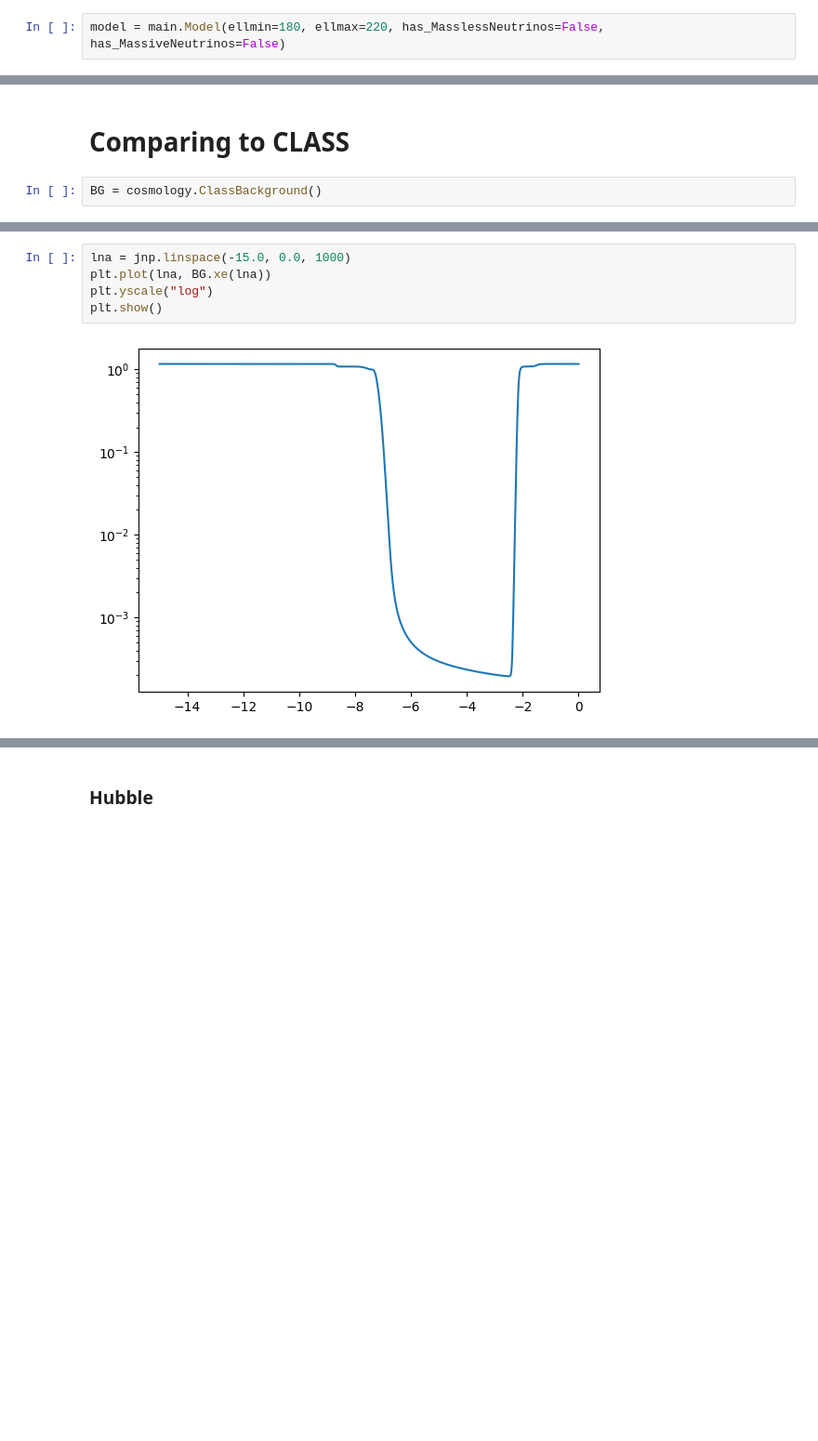
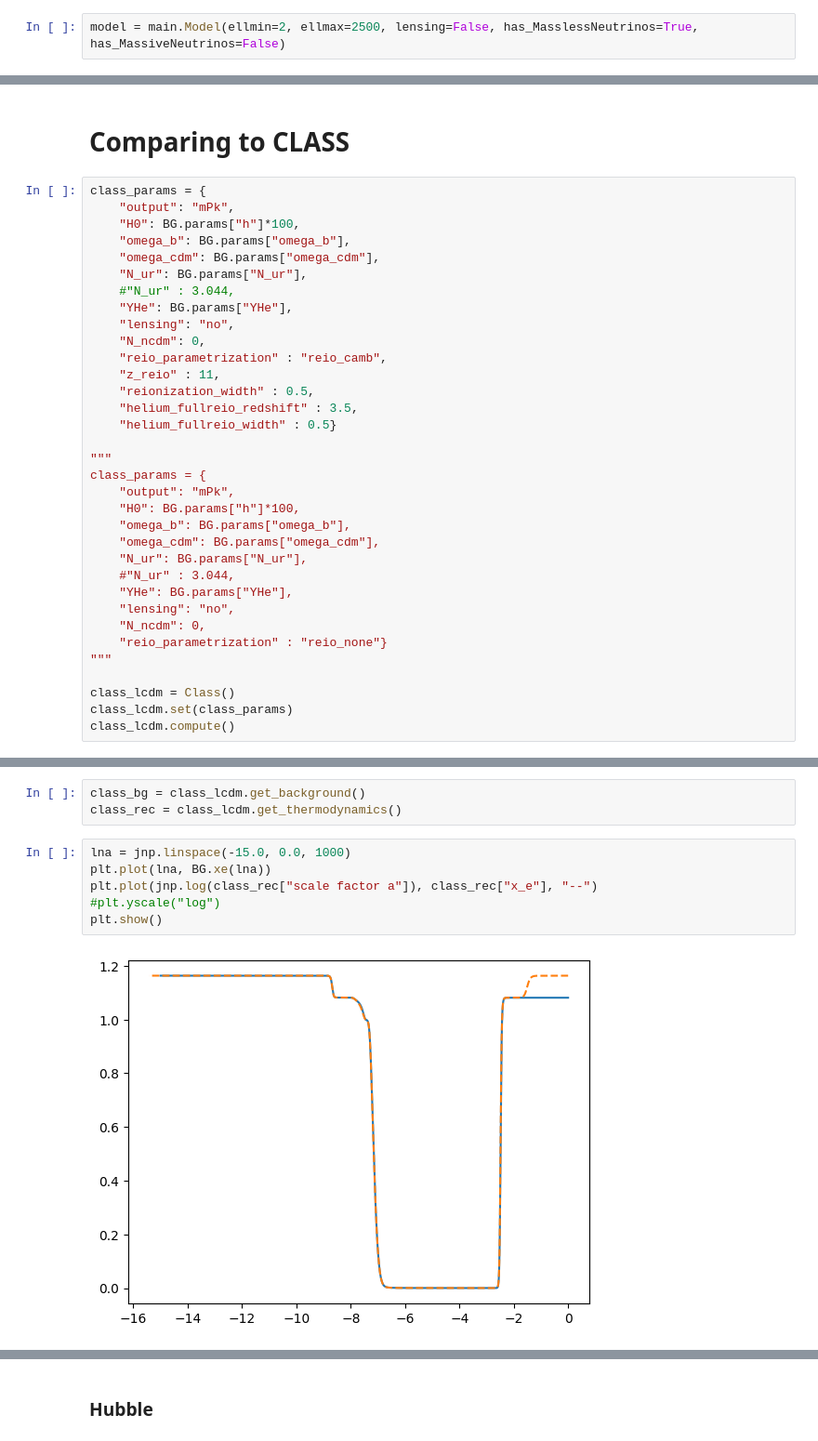
Before and after one commit to TonyZhou729/ABCMB, a Jupyter notebook: Module_Tests/background_test.ipynb, the cells around one changed output, grey strips where cells are left out. Shown at 93% size. Drawn from its saved outputs; the diff is of its cells as text; blank space fills up the shorter version.

```diff
--- a/Module_Tests/background_test.ipynb
+++ b/Module_Tests/background_test.ipynb
@@ -20,7 +29,7 @@ To create and call methods from a background objects, we at least need a list of
 
 Here is a run with LCDM+massive Nu's, assuming standard cosmological parameters.
 # %%
-model = main.Model(ellmin=180, ellmax=220, has_MasslessNeutrinos=False, has_MassiveNeutrinos=False)
+model = main.Model(ellmin=2, ellmax=2500, lensing=False, has_MasslessNeutrinos=True, has_MassiveNeutrinos=False)
 # %%
 params = {
     'h': 0.6762,
@@ -117,5 +109,37 @@ np.savez(
 )
 # %% [markdown]
 # Comparing to CLASS
-# %%
-BG = cosmology.ClassBackground()
+# %%
+class_params = {
+    "output": "mPk",
+    "H0": BG.params["h"]*100,
+    "omega_b": BG.params["omega_b"],
+    "omega_cdm": BG.params["omega_cdm"],
+    "N_ur": BG.params["N_ur"],
+    #"N_ur" : 3.044,
+    "YHe": BG.params["YHe"],
+    "lensing": "no",
+    "N_ncdm": 0,
+    "reio_parametrization" : "reio_camb",
+    "z_reio" : 11,
+    "reionization_width" : 0.5,
+    "helium_fullreio_redshift" : 3.5,
+    "helium_fullreio_width" : 0.5}
+
+"""
+class_params = {
+    "output": "mPk",
+    "H0": BG.params["h"]*100,
+    "omega_b": BG.params["omega_b"],
+    "omega_cdm": BG.params["omega_cdm"],
+    "N_ur": BG.params["N_ur"],
+    #"N_ur" : 3.044,
+    "YHe": BG.params["YHe"],
+    "lensing": "no",
+    "N_ncdm": 0,
+    "reio_parametrization" : "reio_none"}
+"""
+
+class_lcdm = Class()
+class_lcdm.set(class_params)
+class_lcdm.compute()
@@ -122,7 +166,11 @@ BG = cosmology.ClassBackground()
+# %%
+class_bg = class_lcdm.get_background()
+class_rec = class_lcdm.get_thermodynamics()
 # %%
 lna = jnp.linspace(-15.0, 0.0, 1000)
 plt.plot(lna, BG.xe(lna))
-plt.yscale("log")
+plt.plot(jnp.log(class_rec["scale factor a"]), class_rec["x_e"], "--")
+#plt.yscale("log")
 plt.show()
 # %% [output]
-[figure, old version]
+[figure, new version]
```
Also changed, not shown: parts of 51 cells of this notebook, 5 other files.
